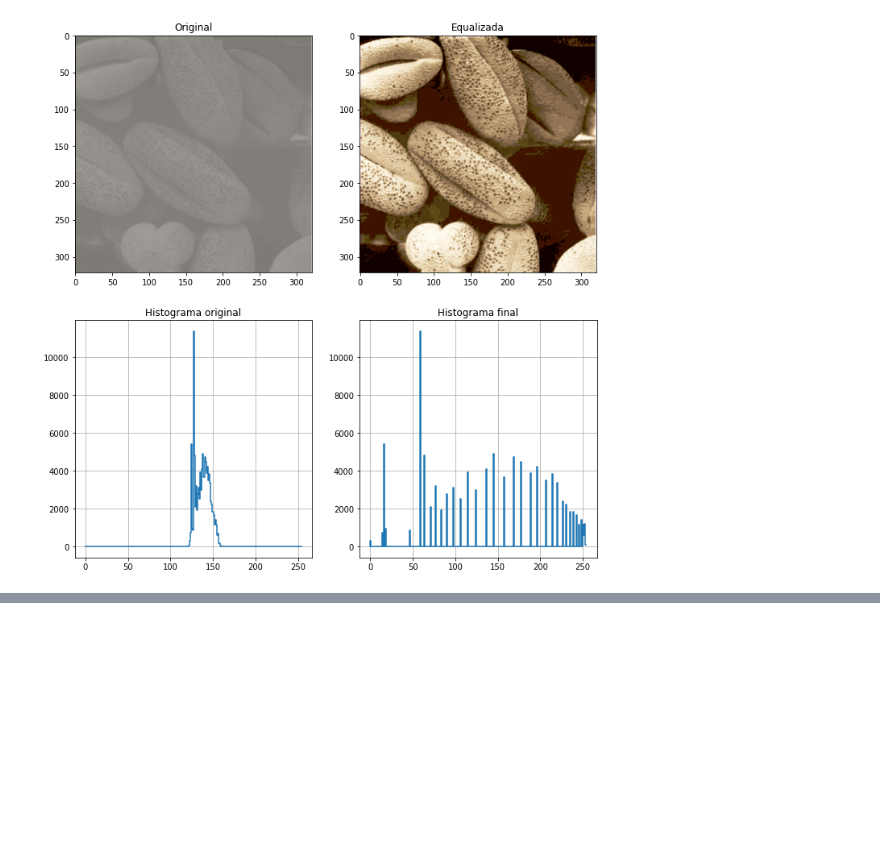
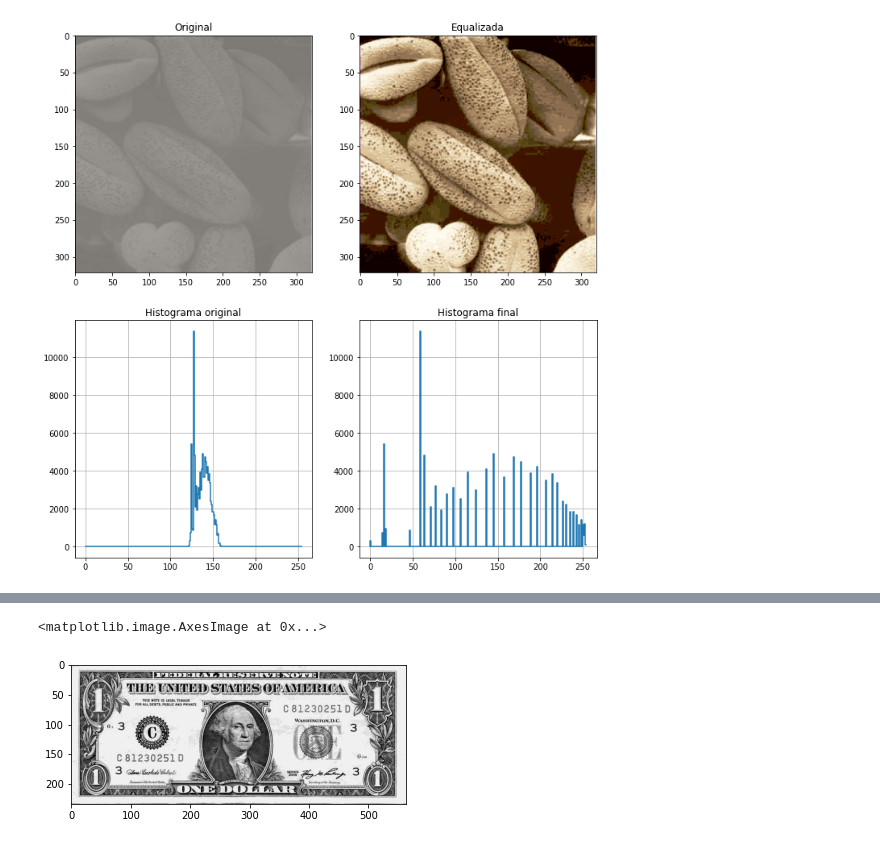
Before and after one commit to LuFernandez/imagaynes, a Jupyter notebook: Procesamiento en el dominio espacial/TpProcesamientoEspacial.ipynb, the cells around one changed output, grey strips where cells are left out. Saved outputs shown, nothing was run; the diff lists cells and outputs as text; code cells hidden in the pictures; blank space fills up the shorter version.

```diff
--- a/Procesamiento en el dominio espacial/TpProcesamientoEspacial.ipynb
+++ b/Procesamiento en el dominio espacial/TpProcesamientoEspacial.ipynb
@@ -220,0 +243,18 @@ plt.show()
+# %%
+def Reconstruct(img, n):
+  sliced_img = np.zeros(img.shape)
+  condition =  ( img & (2**n) ) != 0
+  sliced_img[ condition ] = 2**n
+  return sliced_img.astype(int)
+def ReconstructPlanes(img, plane_list):
+  total_img = np.zeros(img.shape, dtype=int)
+  for plane in plane_list:
+    total_img = total_img + Reconstruct(img, plane)
+  return total_img
+# %%
+bit_planes = [7,6,5,4,0]
+total_img = ReconstructPlanes(dollar_img, bit_planes)
+plt.imshow(total_img)
+# %% [output]
+<matplotlib.image.AxesImage at 0x...>
+[figure, added]
```
Also changed, not shown: parts of 8 cells of this notebook.
